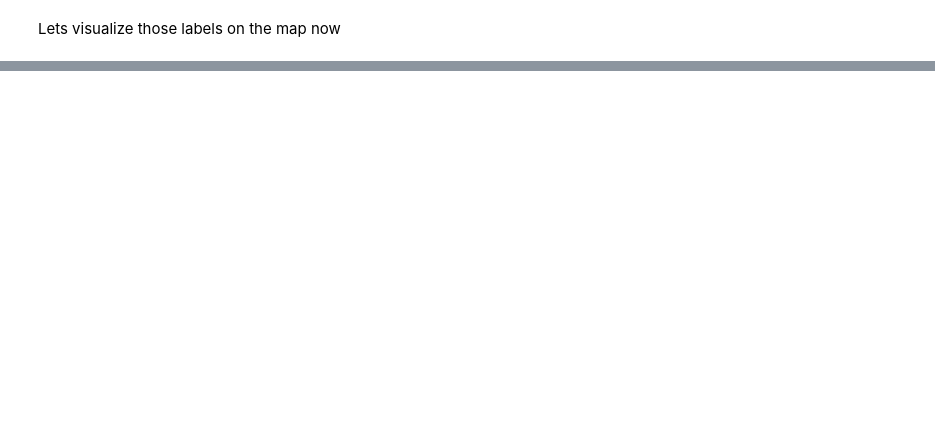
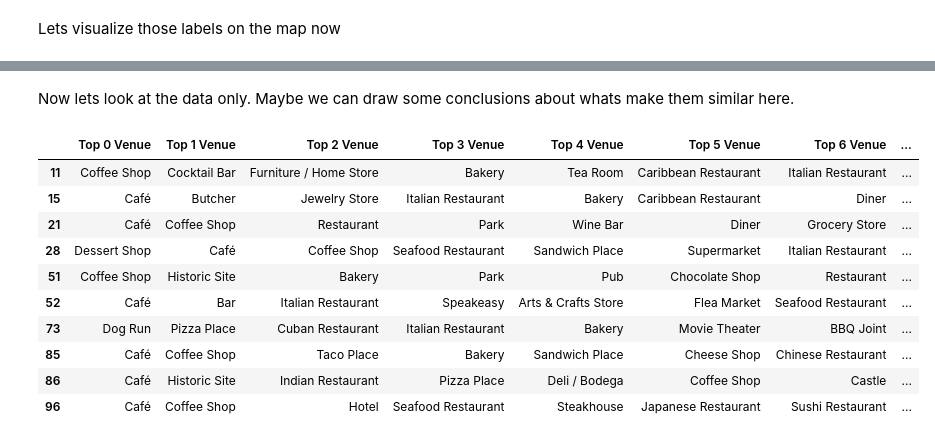
Before and after one commit to itrussell15/Coursera_Capstone, a Jupyter notebook: Coursera_Capstone_Toroto_Finished.ipynb, the cells around one changed output, grey strips where cells are left out. Saved outputs shown, nothing was run; the diff lists cells and outputs as text; code cells hidden in the pictures; blank space fills up the shorter version.

```diff
--- a/Coursera_Capstone_Toroto_Finished.ipynb
+++ b/Coursera_Capstone_Toroto_Finished.ipynb
@@ -389,0 +393,18 @@ venue_cat.tail()
+# %%
+model_input = []
+top_venue_num = 15
+
+# print(venue_cat.iloc[0, -3:].values.tolist())
+
+for row in range(venue_cat.shape[0]):
+    temp = venue_cat.iloc[row, :-4].sort_values(ascending = False)
+    temp = temp[:top_venue_num].index.tolist()
+#     temp.extend(venue_cat.iloc[row, -3:].values.tolist())
+    model_input.append(temp)
+
+model_input = pd.DataFrame.from_records(model_input)
+columns = ["Top {} Venue".format(i) for i in range(top_venue_num)]
+# columns.extend(["Unique Percent", "Within .25 Mile", "Total Query Results"])
+model_input.columns = columns
+# model_input["Within .25 Mile"] = model_input["Within .25 Mile"]/model_input["Total Query Results"]
+model_input.head()
@@ -442,7 +470,7 @@ for row in range(final.shape[0]):
     elif label == 5:
         label_color = "yellow"
     folium.Circle(location = current[["Latitude", "Longitude"]].values,
-                  popup = current.name,
+                  popup = current.name + "\n" + str(int(current["Labels"])),
                   color = label_color,
                   fill = True,
                   radius = 90).add_to(m)
@@ -450,3 +478,24 @@ for row in range(final.shape[0]):
 m
 # %% [output]
 [interactive output not drawn]
+# %% [markdown]
+Now lets look at the data only. Maybe we can draw some conclusions about whats make them similar here.
+# %%
+model_input["Label"] = output
+labeled = []
+for label in range(k):
+    labeled.append(model_input[model_input["Label"] == label])
+
+labeled[2]
+# %% [output]
+|  | Top 0 Venue | Top 1 Venue | Top 2 Venue | Top 3 Venue | Top 4 Venue | Top 5 Venue | Top 6 Venue | ... |
+| 11 | Coffee Shop | Cocktail Bar | Furniture / Home Store | Bakery | Tea Room | Caribbean Restaurant | Italian Restaurant | ... |
+| 15 | Café | Butcher | Jewelry Store | Italian Restaurant | Bakery | Caribbean Restaurant | Diner | ... |
+| 21 | Café | Coffee Shop | Restaurant | Park | Wine Bar | Diner | Grocery Store | ... |
+| 28 | Dessert Shop | Café | Coffee Shop | Seafood Restaurant | Sandwich Place | Supermarket | Italian Restaurant | ... |
+| 51 | Coffee Shop | Historic Site | Bakery | Park | Pub | Chocolate Shop | Restaurant | ... |
+| 52 | Café | Bar | Italian Restaurant | Speakeasy | Arts & Crafts Store | Flea Market | Seafood Restaurant | ... |
+| 73 | Dog Run | Pizza Place | Cuban Restaurant | Italian Restaurant | Bakery | Movie Theater | BBQ Joint | ... |
+| 85 | Café | Coffee Shop | Taco Place | Bakery | Sandwich Place | Cheese Shop | Chinese Restaurant | ... |
+| 86 | Café | Historic Site | Indian Restaurant | Pizza Place | Deli / Bodega | Coffee Shop | Castle | ... |
+| 96 | Café | Coffee Shop | Hotel | Seafood Restaurant | Steakhouse | Japanese Restaurant | Sushi Restaurant | ... |
```
Also changed, not shown: parts of 4 cells of this notebook.
